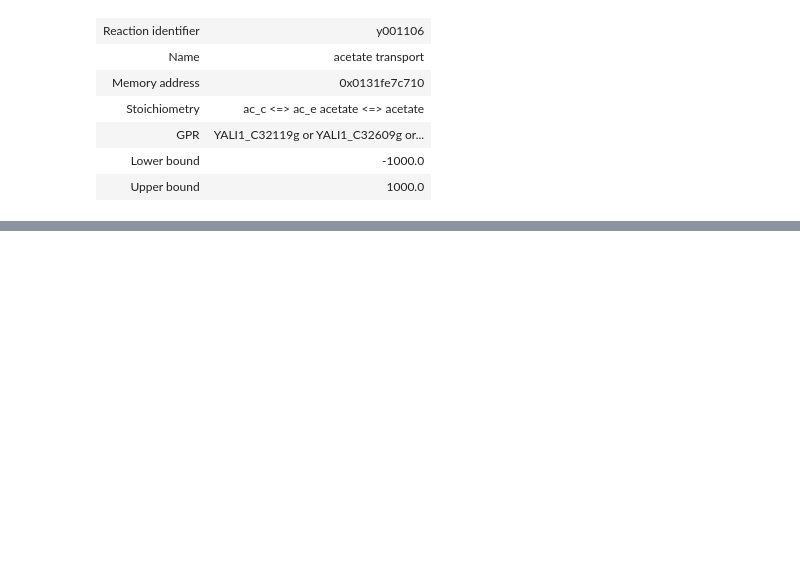
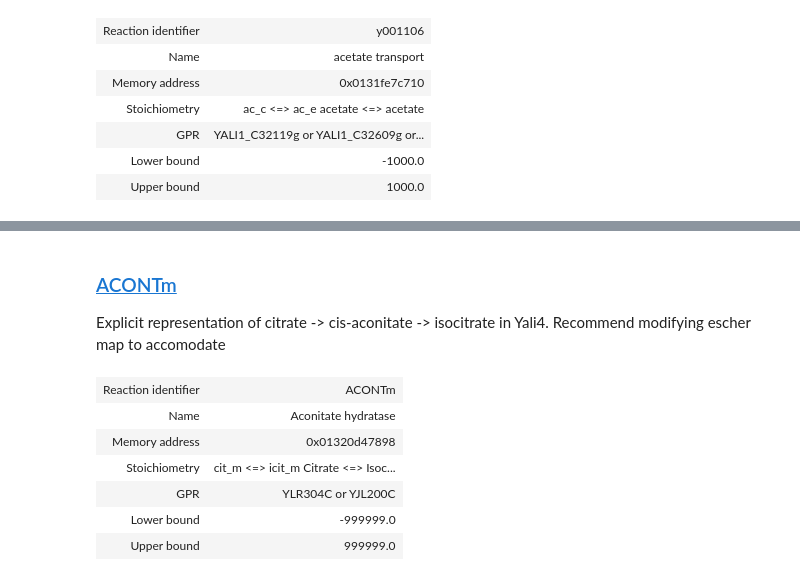
Before and after one commit to djinnome/Yarrowia_lipolytica_W29-GEM, a Jupyter notebook: Yarrowia_BIGG_Escher_map.ipynb, the cells around one changed output, grey strips where cells are left out. Cells and saved outputs as stored; diff of their text form; code cells hidden in the pictures; blank space fills up the shorter version.

Commit message:
Updated jupyter notebook with detailed recommendations

```diff
--- a/Yarrowia_BIGG_Escher_map.ipynb
+++ b/Yarrowia_BIGG_Escher_map.ipynb
@@ -546,0 +530,14 @@ yali4_model.reactions.y001106
+# %% [markdown]
+### [ACONTm](http://bigg.ucsd.edu/models/iMM904/reactions/ACONTm)
+
+Explicit representation of citrate -> cis-aconitate -> isocitrate in Yali4. Recommend modifying escher map to accomodate
+# %%
+imm904_model.reactions.ACONTm
+# %% [output]
+| Reaction identifier | ACONTm |
+| Name | Aconitate hydratase |
+| Memory address | 0x01320d47898 |
+| Stoichiometry | cit_m <=> icit_m Citrate <=> Isoc... |
+| GPR | YLR304C or YJL200C |
+| Lower bound | -999999.0 |
+| Upper bound | 999999.0 |
```
Also changed, not shown: parts of 65 cells of this notebook.
